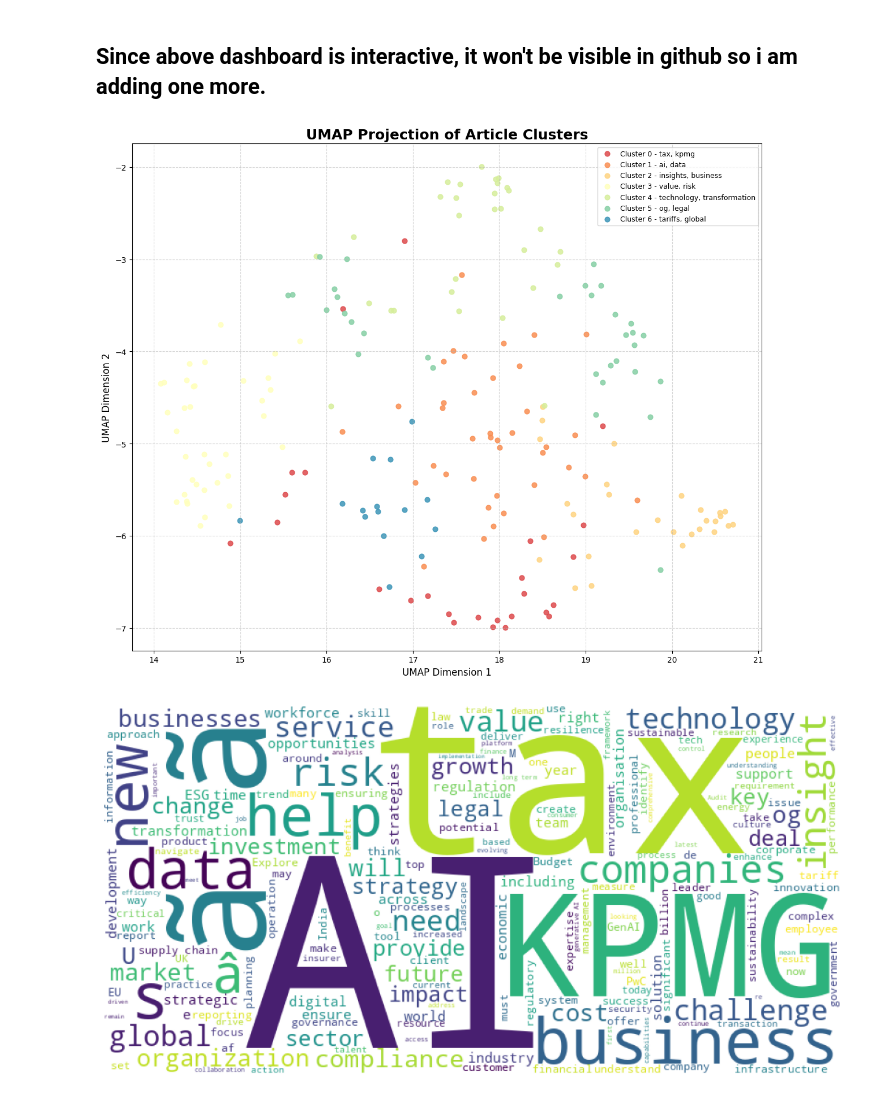
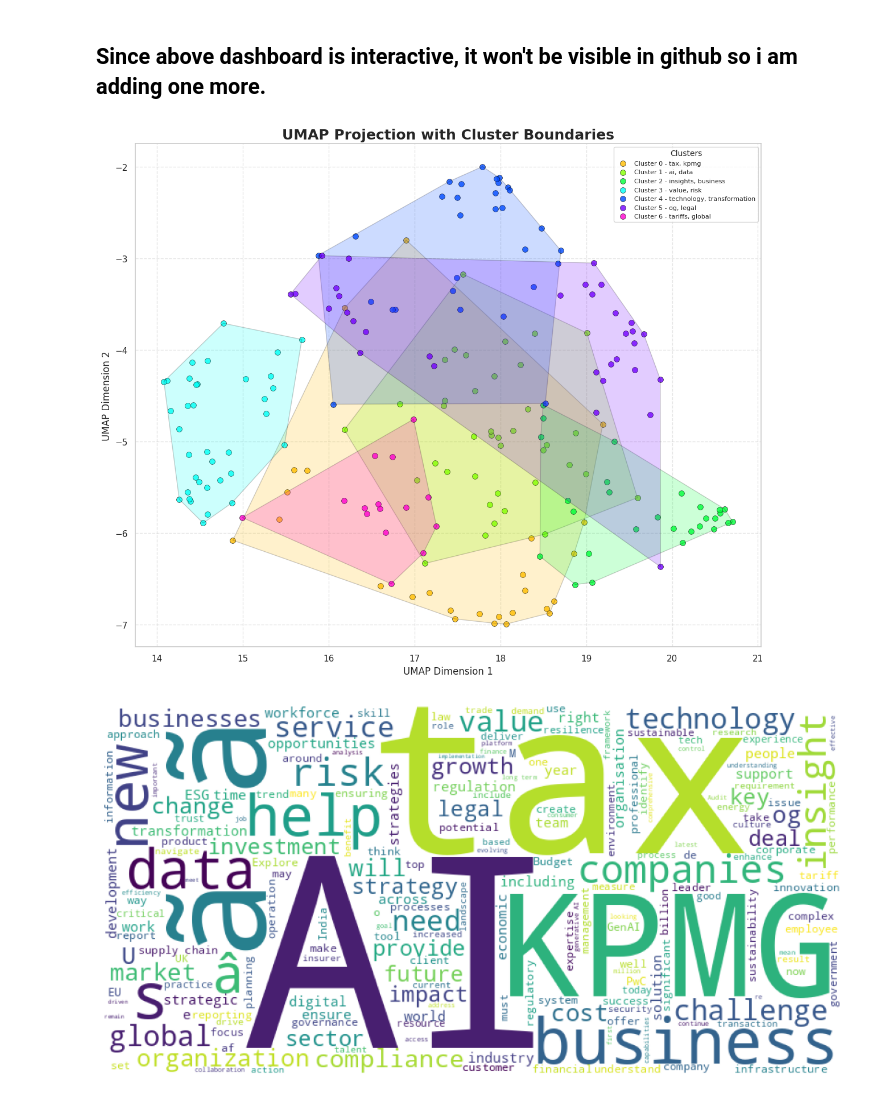
Before and after one commit to 22Himanshu/KPMG_-_PwC_article_resarch_automation, a Jupyter notebook: KPMG_PWC_data_visualization.ipynb, the cells around one changed output. Cells and saved outputs as stored; diff of their text form; code cells hidden in the pictures.

```diff
--- a/KPMG_PWC_data_visualization.ipynb
+++ b/KPMG_PWC_data_visualization.ipynb
@@ -354,34 +354,53 @@ fig.show()
 # %%
 import matplotlib.pyplot as plt
 import seaborn as sns
+import numpy as np
+from scipy.spatial import ConvexHull
 
-# Use Seaborn color palette
-palette = sns.color_palette("Spectral", n_colors=FINAL_K)
+# Better separated colors
+palette = sns.color_palette("hsv", n_colors=FINAL_K)
 
 plt.figure(figsize=(12, 10))
 
-# Plot each cluster separately for color and label control
 for cluster_id in sorted(set(cluster_labels)):
-    idx = [i for i, label in enumerate(cluster_labels) if label == cluster_id]
+    idx = np.where(np.array(cluster_labels) == cluster_id)[0]
+    cluster_points = embedding_2d[idx]
+
+    # Plot points
     plt.scatter(
-        embedding_2d[idx, 0],
-        embedding_2d[idx, 1],
-        s=40,
-        alpha=0.85,
+        cluster_points[:, 0],
+        cluster_points[:, 1],
+        s=50,
+        alpha=0.8,
         label=f"Cluster {cluster_id} - {', '.join(cluster_themes[cluster_id])}",
-        color=palette[cluster_id]
+        color=palette[cluster_id],
+        edgecolor='black',
+        linewidth=0.5
     )
 
+    # Draw Convex Hull
+    if len(cluster_points) >= 3:  # ConvexHull needs at least 3 points
+        hull = ConvexHull(cluster_points)
+        hull_pts = cluster_points[hull.vertices]
+        plt.fill(
+            hull_pts[:, 0],
+            hull_pts[:, 1],
+            alpha=0.2,
+            color=palette[cluster_id],
+            edgecolor='black',
+            linewidth=1.0
+        )
+
 # Styling
-plt.title("UMAP Projection of Article Clusters", fontsize=18, weight='bold')
+plt.title("UMAP Projection with Cluster Boundaries", fontsize=18, weight='bold')
 plt.xlabel("UMAP Dimension 1", fontsize=12)
 plt.ylabel("UMAP Dimension 2", fontsize=12)
 plt.grid(True, linestyle="--", alpha=0.5)
-plt.legend(loc='best', fontsize=9, frameon=True)
+plt.legend(loc='best', fontsize=8, frameon=True, title="Clusters", title_fontsize=10)
 plt.tight_layout()
 plt.show()
 # %% [output]
-[figure, old version]
+[figure, new version]
 # %%
 # !pip install WordCloud
 # %%
```
